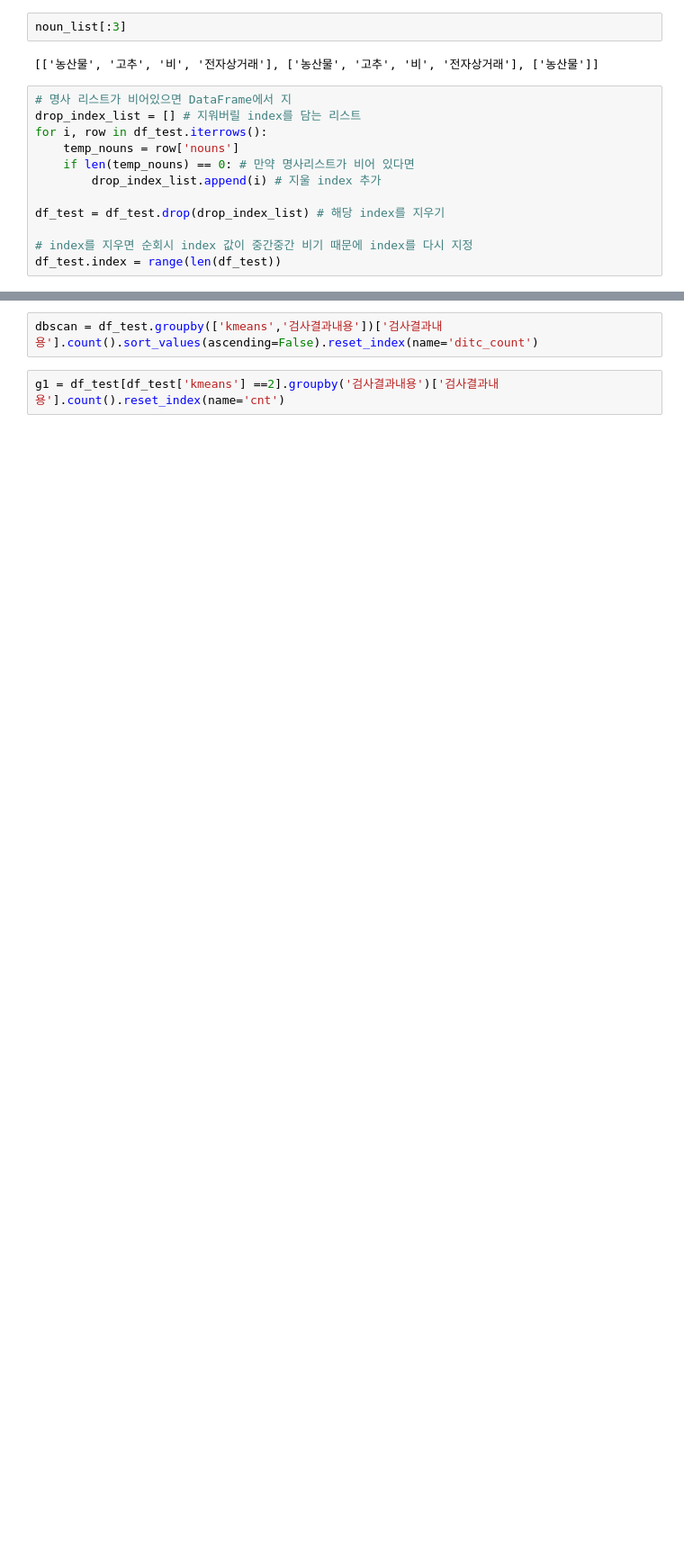
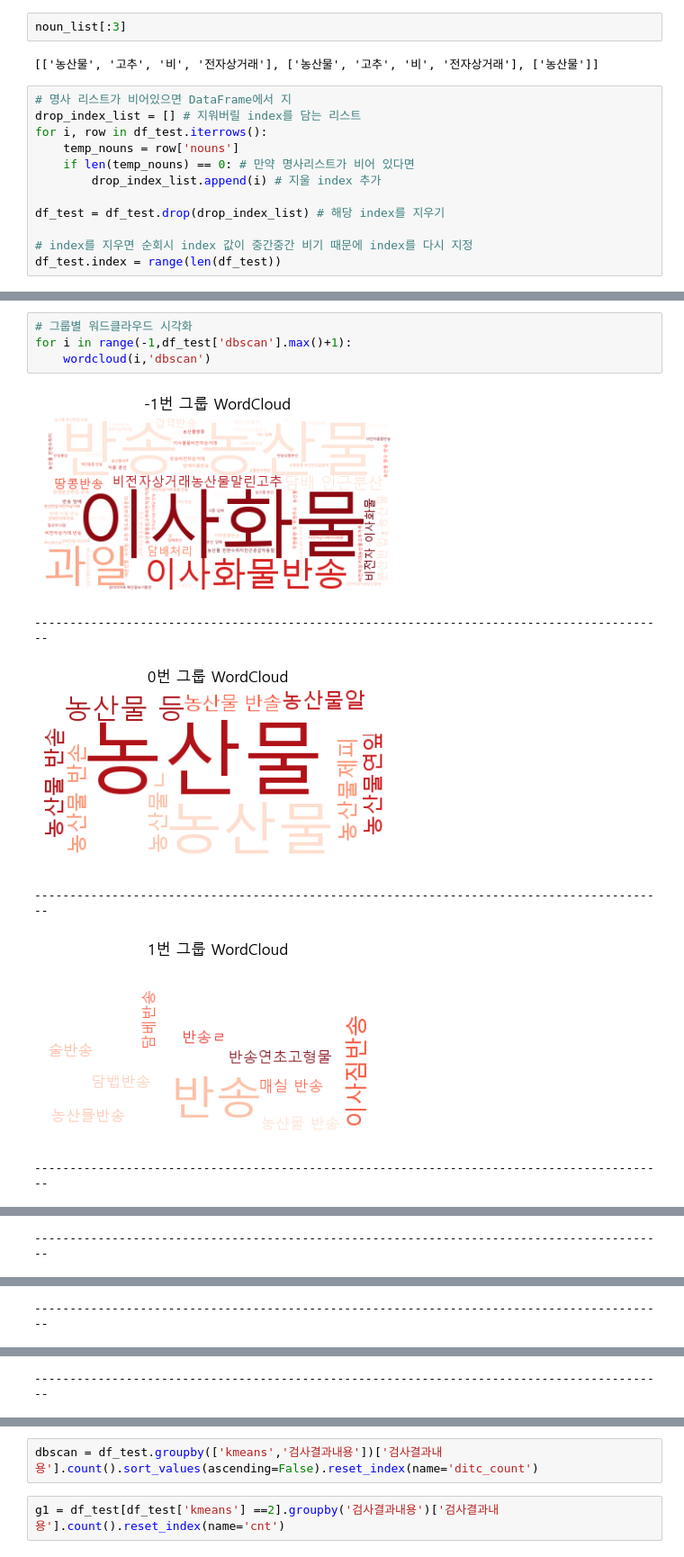
Before and after one commit to saicham/Study, a Jupyter notebook: customs_cluster/customs_cluster3_dbscan.ipynb, the cells around one changed output, grey strips where cells are left out. Shown: that part at 90% size. Cells and saved outputs as stored; diff of their text form; blank space fills up the shorter version.

```diff
--- a/customs_cluster/customs_cluster3_dbscan.ipynb
+++ b/customs_cluster/customs_cluster3_dbscan.ipynb
@@ -145,0 +220,11 @@ Name: kmeans, dtype: int64
+# %%
+# 그룹별 워드클라우드 시각화
+for i in range(-1,df_test['dbscan'].max()+1):
+    wordcloud(i,'dbscan')
+# %% [output]
+[figure, added]
+------------------------------------------------------------------------------------------
+[figure, added]
+------------------------------------------------------------------------------------------
+[figure, added]
+------------------------------------------------------------------------------------------
@@ -145,0 +232 @@ Name: kmeans, dtype: int64
+------------------------------------------------------------------------------------------
@@ -145,0 +234 @@ Name: kmeans, dtype: int64
+------------------------------------------------------------------------------------------
@@ -145,0 +236 @@ Name: kmeans, dtype: int64
+------------------------------------------------------------------------------------------
```
Also changed, not shown: parts of 31 cells of this notebook.
